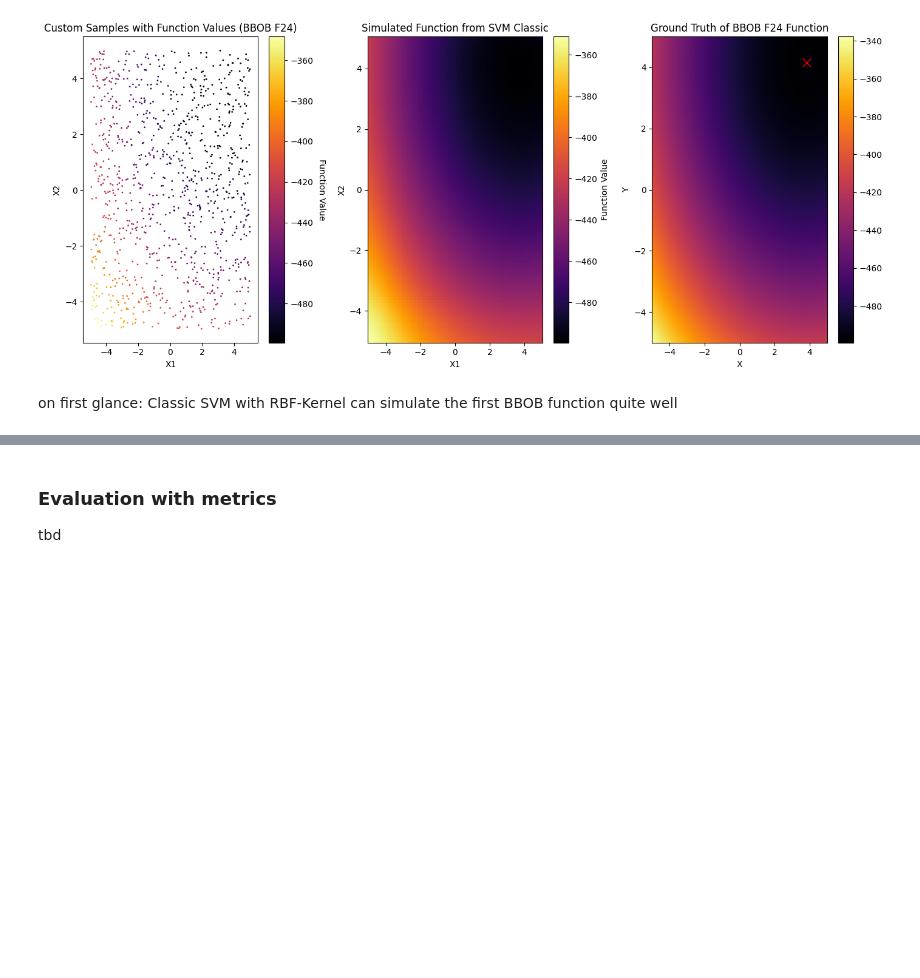
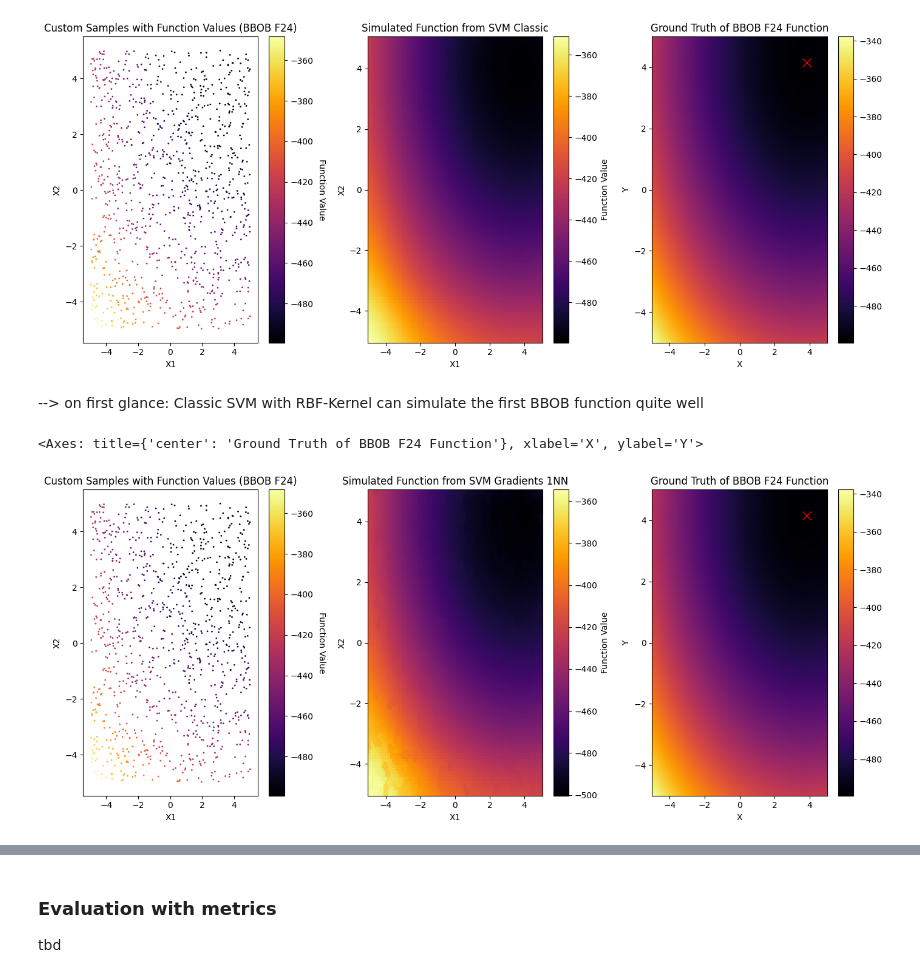
Before and after one commit to mo374z/OptimizationTestfunctionGeneration, a Jupyter notebook: main/f1_simulation.ipynb, the cells around one changed output, grey strips where cells are left out. Cells and saved outputs as stored; diff of their text form; code cells hidden in the pictures; blank space fills up the shorter version.

Commit message:
Add optimizer evaluation graph for f1

```diff
--- a/main/f1_simulation.ipynb
+++ b/main/f1_simulation.ipynb
@@ -52,0 +62,8 @@ svm1 = pickle.loads(open(f'{FOLDER}/SVM_grad.pkl', 'rb').read())
+# %%
+svm_grad = Pipeline([
+    ('scaler', StandardScaler()),
+    ('model', SVR(kernel='rbf', C=10, gamma=0.6)),
+])
+# %%
+# train model with gradients
+svm_grad.fit(X_input_grad1, y_input)
@@ -52,0 +76,4 @@ svm1 = pickle.loads(open(f'{FOLDER}/SVM_grad.pkl', 'rb').read())
+# %%
+# wrap svm and estimate gradients with nearest neighbor
+def svm_grad_1nn(X):
+    return test_function(X, X_input, X_input_grad1[:, 2:4], svm_grad, method='nearest_neighbor')
@@ -72,2 +105,9 @@ pickle.dump(svm_p1, open(f'{FOLDER}/SVM-P01-Classic.pkl', 'wb'))
 # %% [markdown]
-on first glance: Classic SVM with RBF-Kernel can simulate the first BBOB function quite well
+--> on first glance: Classic SVM with RBF-Kernel can simulate the first BBOB function quite well
+# %%
+mesh_results_svm_grad_1nn = svm_grad_1nn(mesh_samples_tensor).reshape(X1.shape)
+# %%
+plot_collage(sample_f01[0], sample_f01[1], problem_f01, "BBOB F24", "SVM Gradients 1NN", X1, X2, mesh_results_svm_grad_1nn)
+# %% [output]
+<Axes: title={'center': 'Ground Truth of BBOB F24 Function'}, xlabel='X', ylabel='Y'>
+[figure, added]
```
Also changed, not shown: parts of 18 cells of this notebook, 4 other files.
